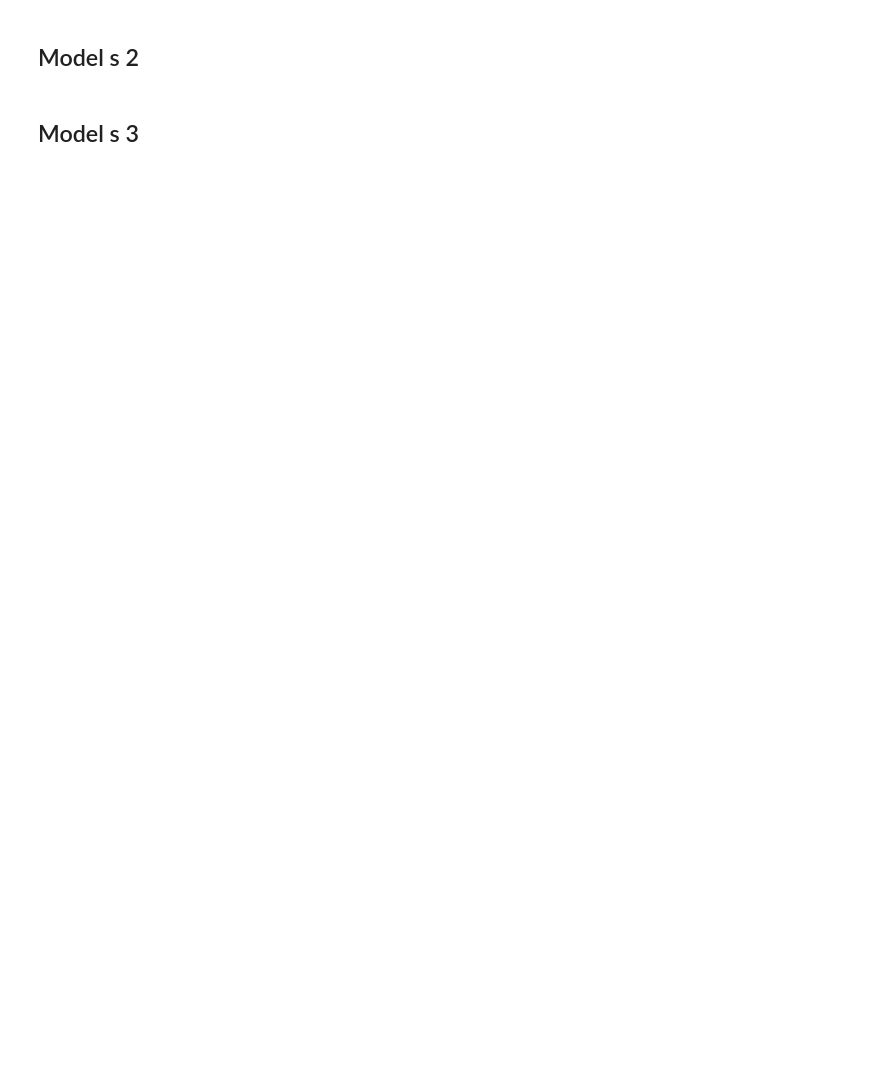
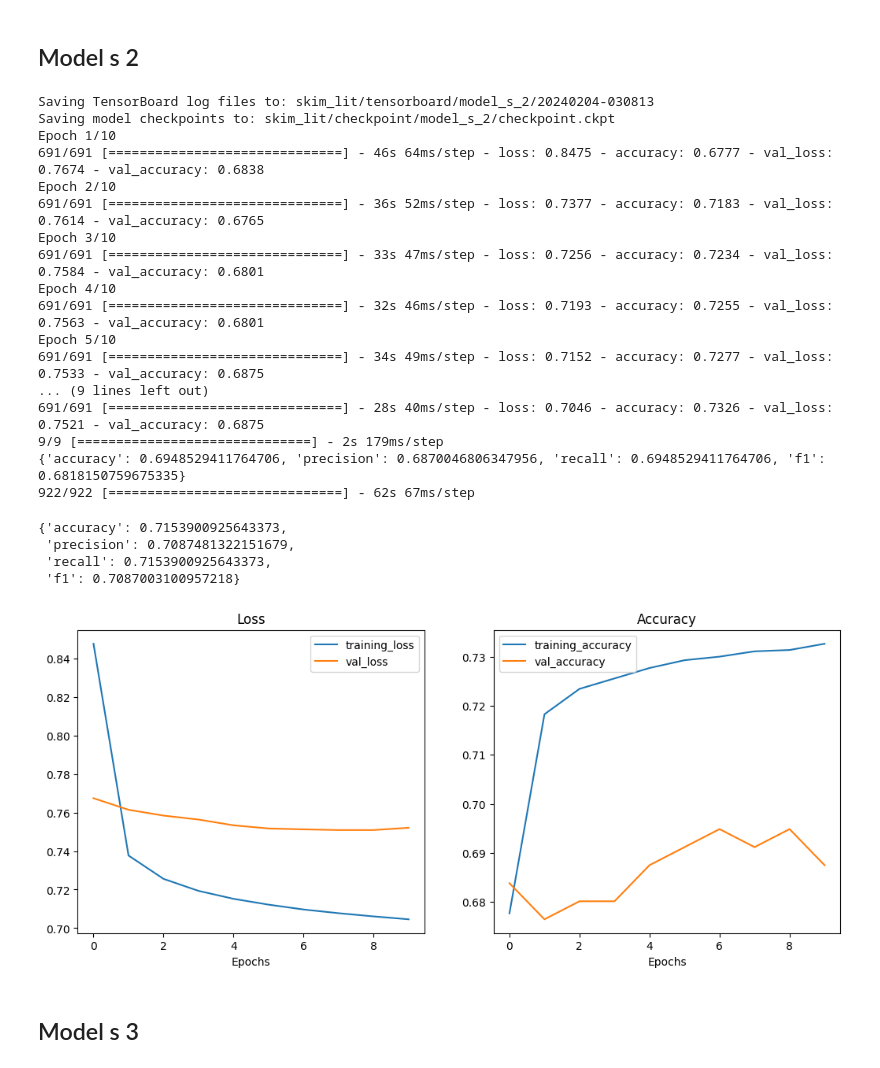
Before and after one commit to mufaddalhamidofficial/skimlit_ai, a Jupyter notebook: skimlit_kaggle.ipynb, the cells around one changed output. Drawn from its saved outputs; the diff is of its cells as text; code cells hidden in the pictures; blank space fills up the shorter version.

```diff
--- a/skimlit_kaggle.ipynb
+++ b/skimlit_kaggle.ipynb
@@ -363,34 +432,59 @@ hub_embedding = hub.KerasLayer(
 inputs = tf.keras.layers.Input(shape=[], dtype=tf.string)
 x = hub_embedding(inputs)
 x = tf.keras.layers.Dense(128, activation="relu")(x)
 outputs = tf.keras.layers.Dense(classes_count, activation="softmax")(x)
 
 model_s_2 = tf.keras.Model(inputs, outputs)
 
 model_s_2.compile(
     loss="categorical_crossentropy",
-    optimizer=tf.keras.optimizers.Adam(),
+    optimizer=tf.keras.optimizers.legacy.Adam(),
     metrics=["accuracy"],
 )
 
 model_s_2_history = model_s_2.fit(
     train_dataset,
     epochs=10,
     steps_per_epoch=len(train_dataset),
     validation_data=val_dataset,
     validation_steps=len(val_dataset),
     callbacks=get_callbacks("model_s_2"),
 )
 
+model_s_2.load_weights("skim_lit/checkpoint/model_s_2/checkpoint.ckpt")
+
 model_s_2_val_preds = tf.argmax(model_s_2.predict(val_sentences), axis=1)
 model_s_2_val_results = calculate_results(tf.argmax(val_labels_one_hot, axis=1), model_s_2_val_preds)
 print(model_s_2_val_results)
 
 plot_loss_curves(model_s_2_history)
 
 model_s_2_preds = tf.argmax(model_s_2.predict(test_sentences), axis=1)
 model_s_2_results = calculate_results(tf.argmax(test_labels_one_hot, axis=1), model_s_2_preds)
 model_s_2_results
+# %% [output]
+Saving TensorBoard log files to: skim_lit/tensorboard/model_s_2/20240204-030813
+Saving model checkpoints to: skim_lit/checkpoint/model_s_2/checkpoint.ckpt
+Epoch 1/10
+691/691 [==============================] - 46s 64ms/step - loss: 0.8475 - accuracy: 0.6777 - val_loss: 0.7674 - val_accuracy: 0.6838
+Epoch 2/10
+691/691 [==============================] - 36s 52ms/step - loss: 0.7377 - accuracy: 0.7183 - val_loss: 0.7614 - val_accuracy: 0.6765
+Epoch 3/10
+691/691 [==============================] - 33s 47ms/step - loss: 0.7256 - accuracy: 0.7234 - val_loss: 0.7584 - val_accuracy: 0.6801
+Epoch 4/10
+691/691 [==============================] - 32s 46ms/step - loss: 0.7193 - accuracy: 0.7255 - val_loss: 0.7563 - val_accuracy: 0.6801
+Epoch 5/10
+691/691 [==============================] - 34s 49ms/step - loss: 0.7152 - accuracy: 0.7277 - val_loss: 0.7533 - val_accuracy: 0.6875
+... (9 lines left out)
+691/691 [==============================] - 28s 40ms/step - loss: 0.7046 - accuracy: 0.7326 - val_loss: 0.7521 - val_accuracy: 0.6875
+9/9 [==============================] - 2s 179ms/step
+{'accuracy': 0.6948529411764706, 'precision': 0.6870046806347956, 'recall': 0.6948529411764706, 'f1': 0.6818150759675335}
+922/922 [==============================] - 62s 67ms/step
+{'accuracy': 0.7153900925643373,
+ 'precision': 0.7087481322151679,
+ 'recall': 0.7153900925643373,
+ 'f1': 0.7087003100957218}
+[figure, added]
 # %% [markdown]
 ## Model s 3
 # %%
```
Also changed, not shown: parts of 40 cells of this notebook, 7 other files.
